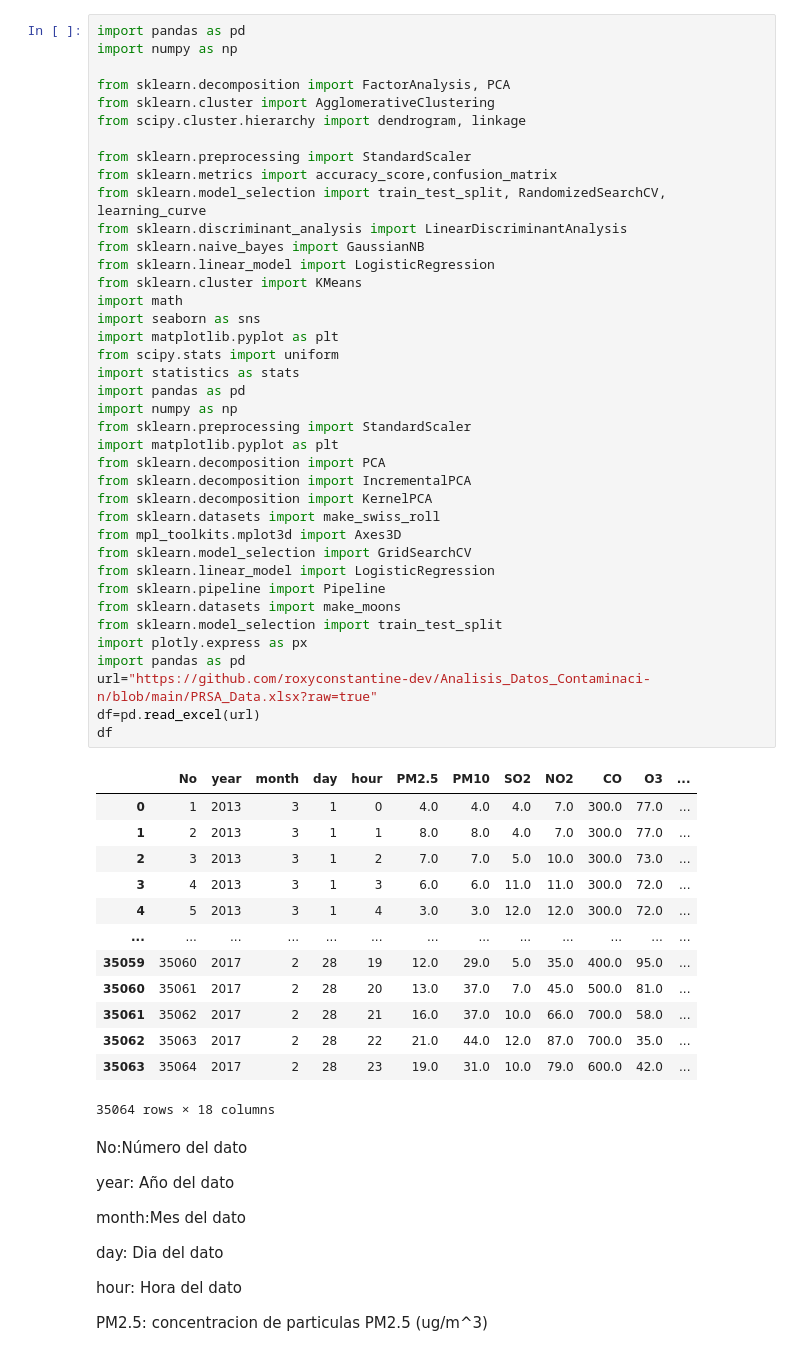
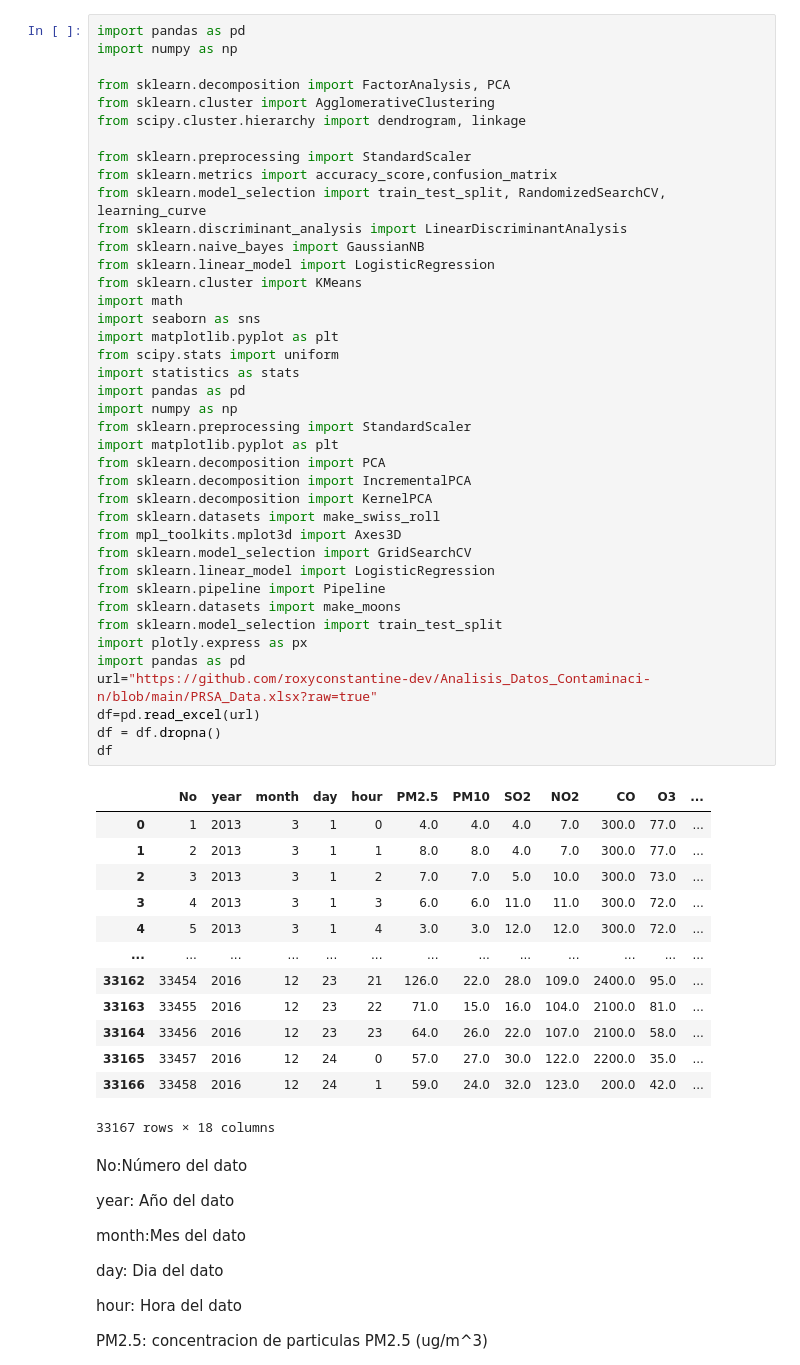
Before and after one commit to roxyconstantine-dev/Analisis_Datos_Contaminaci-n, a Jupyter notebook: Untitled3.ipynb, the cells around one changed output. Cells and saved outputs as stored; diff of their text form.

```diff
--- a/Untitled3.ipynb
+++ b/Untitled3.ipynb
@@ -20,39 +20,40 @@ import seaborn as sns
 import matplotlib.pyplot as plt
 from scipy.stats import uniform
 import statistics as stats
 import pandas as pd
 import numpy as np
 from sklearn.preprocessing import StandardScaler
 import matplotlib.pyplot as plt
 from sklearn.decomposition import PCA
 from sklearn.decomposition import IncrementalPCA
 from sklearn.decomposition import KernelPCA
 from sklearn.datasets import make_swiss_roll
 from mpl_toolkits.mplot3d import Axes3D
 from sklearn.model_selection import GridSearchCV
 from sklearn.linear_model import LogisticRegression
 from sklearn.pipeline import Pipeline
 from sklearn.datasets import make_moons
 from sklearn.model_selection import train_test_split
 import plotly.express as px
 import pandas as pd
 url="https://github.com/roxyconstantine-dev/Analisis_Datos_Contaminaci-n/blob/main/PRSA_Data.xlsx?raw=true"
 df=pd.read_excel(url)
+df = df.dropna()
 df
 # %% [output]
 |  | No | year | month | day | hour | PM2.5 | PM10 | SO2 | NO2 | CO | O3 | ... |
 | 0 | 1 | 2013 | 3 | 1 | 0 | 4.0 | 4.0 | 4.0 | 7.0 | 300.0 | 77.0 | ... |
 | 1 | 2 | 2013 | 3 | 1 | 1 | 8.0 | 8.0 | 4.0 | 7.0 | 300.0 | 77.0 | ... |
 | 2 | 3 | 2013 | 3 | 1 | 2 | 7.0 | 7.0 | 5.0 | 10.0 | 300.0 | 73.0 | ... |
 | 3 | 4 | 2013 | 3 | 1 | 3 | 6.0 | 6.0 | 11.0 | 11.0 | 300.0 | 72.0 | ... |
 | 4 | 5 | 2013 | 3 | 1 | 4 | 3.0 | 3.0 | 12.0 | 12.0 | 300.0 | 72.0 | ... |
 | ... | ... | ... | ... | ... | ... | ... | ... | ... | ... | ... | ... | ... |
-| 35059 | 35060 | 2017 | 2 | 28 | 19 | 12.0 | 29.0 | 5.0 | 35.0 | 400.0 | 95.0 | ... |
-| 35060 | 35061 | 2017 | 2 | 28 | 20 | 13.0 | 37.0 | 7.0 | 45.0 | 500.0 | 81.0 | ... |
-| 35061 | 35062 | 2017 | 2 | 28 | 21 | 16.0 | 37.0 | 10.0 | 66.0 | 700.0 | 58.0 | ... |
-| 35062 | 35063 | 2017 | 2 | 28 | 22 | 21.0 | 44.0 | 12.0 | 87.0 | 700.0 | 35.0 | ... |
-| 35063 | 35064 | 2017 | 2 | 28 | 23 | 19.0 | 31.0 | 10.0 | 79.0 | 600.0 | 42.0 | ... |
+| 33162 | 33454 | 2016 | 12 | 23 | 21 | 126.0 | 22.0 | 28.0 | 109.0 | 2400.0 | 95.0 | ... |
+| 33163 | 33455 | 2016 | 12 | 23 | 22 | 71.0 | 15.0 | 16.0 | 104.0 | 2100.0 | 81.0 | ... |
+| 33164 | 33456 | 2016 | 12 | 23 | 23 | 64.0 | 26.0 | 22.0 | 107.0 | 2100.0 | 58.0 | ... |
+| 33165 | 33457 | 2016 | 12 | 24 | 0 | 57.0 | 27.0 | 30.0 | 122.0 | 2200.0 | 35.0 | ... |
+| 33166 | 33458 | 2016 | 12 | 24 | 1 | 59.0 | 24.0 | 32.0 | 123.0 | 200.0 | 42.0 | ... |
-35064 rows × 18 columns
+33167 rows × 18 columns
 # %% [markdown]
 
 No:Número del dato
```
Also changed, not shown: parts of 5 cells of this notebook.
